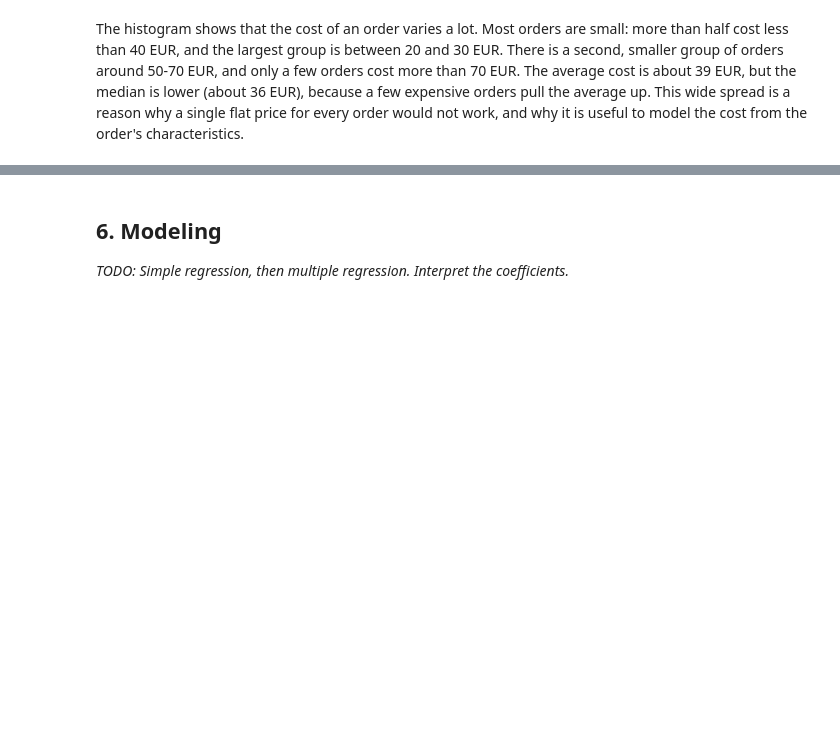
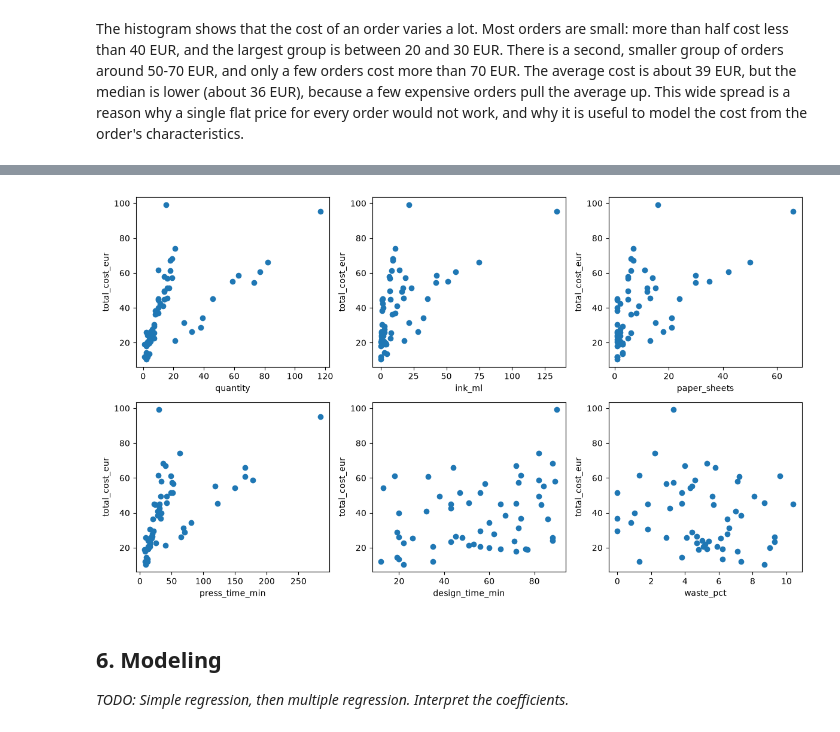
Before and after one commit to qnaatanasova86-tech/sublimation-pricing-model, a Jupyter notebook: pricing_model.ipynb, the cells around one changed output, grey strips where cells are left out. Drawn from its saved outputs; the diff is of its cells as text; code cells hidden in the pictures; blank space fills up the shorter version.

```diff
--- a/pricing_model.ipynb
+++ b/pricing_model.ipynb
@@ -267,3 +331,14 @@ The histogram shows that the cost of an order varies a lot. Most orders are smal
+# %%
+fig, axes = plt.subplots(2, 3, figsize=(12, 7))
+for ax, col in zip(axes.flat, ["quantity", "ink_ml", "paper_sheets",
+                               "press_time_min", "design_time_min", "waste_pct"]):
+    ax.scatter(df_clean[col], df_clean["total_cost_eur"])
+    ax.set_xlabel(col)
+    ax.set_ylabel("total_cost_eur")
+plt.tight_layout()
+plt.show()
+# %% [output]
+[figure, added]
 # %% [markdown]
 ## 6. Modeling
 *TODO: Simple regression, then multiple regression. Interpret the coefficients.*
```
Also changed, not shown: parts of 6 cells of this notebook.
